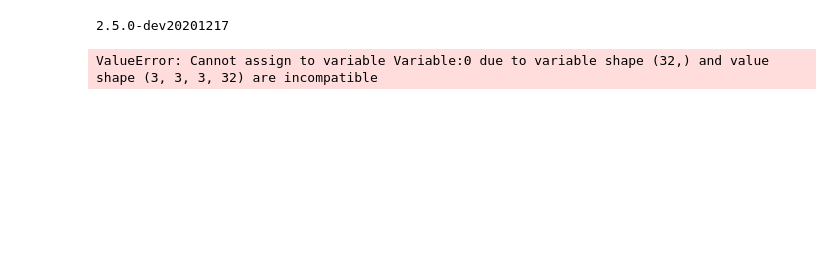
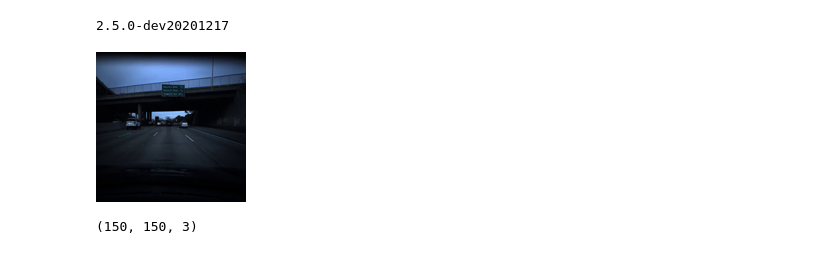
Before and after one commit to lukaspetersson/-comma-speed-challenge, a Jupyter notebook: 1-classify-frames/Test.ipynb, the cells around one changed output. Drawn from its saved outputs; the diff is of its cells as text; code cells hidden in the pictures; blank space fills up the shorter version.

```diff
--- a/1-classify-frames/Test.ipynb
+++ b/1-classify-frames/Test.ipynb
@@ -19,16 +19,18 @@ from keras.preprocessing import image
 # %% [output]
 2.5.0-dev20201217
 # %%
-model = tf.keras.models.load_model('C:/Users/Lukas/Desktop/commaai-speed-challenge/1-classify-frames/model_classify_frames.h5', custom_objects={'KerasLayer':hub.KerasLayer})
+model = tf.keras.models.load_model('C:/Users/Lukas/Desktop/commaai-speed-challenge/1-classify-frames/model_classify_frames_v2.h5')
-# %% [output]
-ValueError: Cannot assign to variable Variable:0 due to variable shape (32,) and value shape (3, 3, 3, 32) are incompatible
 # %%
 img = Image.open("C:/Users/Lukas/Desktop/commaai-speed-challenge/data/frames/0.jpg")
-img = img.resize((IMAGE_RES,IMAGE_RES))
+img = img.resize((150,150))
 img
+# %% [output]
+[figure, added]
 # %%
 img = np.array(img)/255.0
 img.shape
+# %% [output]
+(150, 150, 3)
 # %%
 result = model.predict(img[np.newaxis, ...])
 result.shape
```
Also changed, not shown: parts of 1 cell of this notebook, 3 other files.
